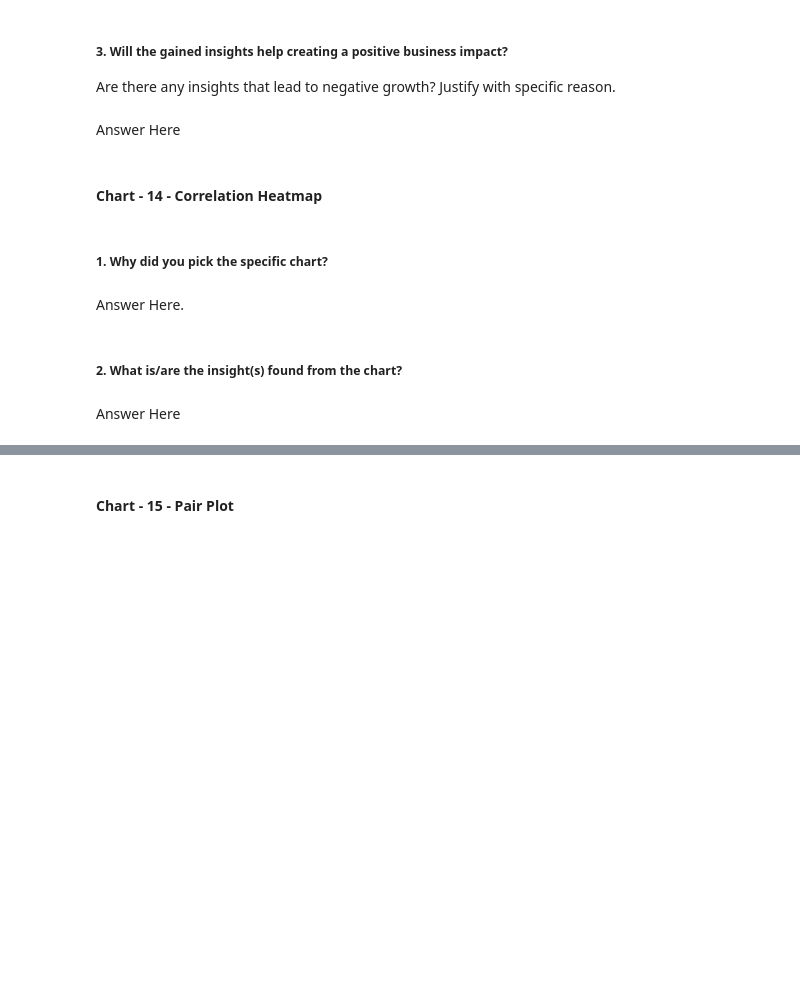
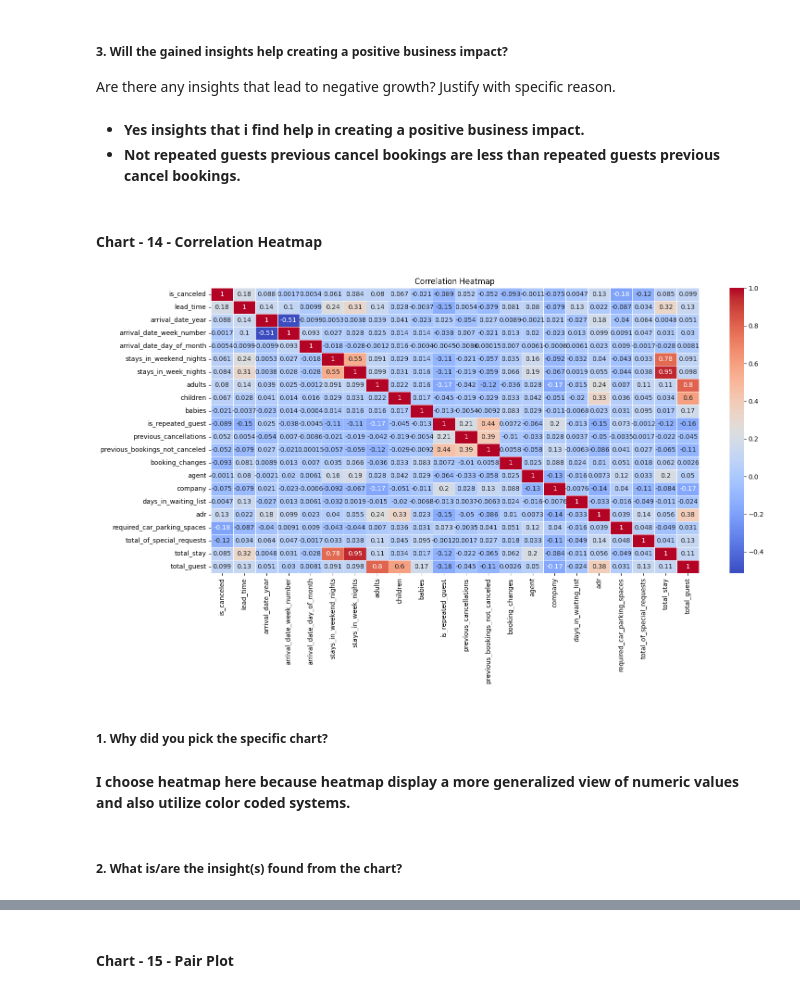
Before and after one commit to ShubhamAGWL/ShubhAG, a Jupyter notebook: Capstone_project_Hotel_Booking_Analysis.ipynb, the cells around one changed output, grey strips where cells are left out. Saved outputs shown, nothing was run; the diff lists cells and outputs as text; code cells hidden in the pictures; blank space fills up the shorter version.

```diff
--- a/Capstone_project_Hotel_Booking_Analysis.ipynb
+++ b/Capstone_project_Hotel_Booking_Analysis.ipynb
@@ -949,7 +951,8 @@ Answer Here
 # %% [markdown]
 ##### 3. Will the gained insights help creating a positive business impact?
 Are there any insights that lead to negative growth? Justify with specific reason.
-# %% [markdown]
-Answer Here
+# %% [markdown]
+* **Yes insights that i find help in creating a positive business impact.**
+* **Not repeated guests previous cancel bookings are less than repeated guests previous cancel bookings.**
 # %% [markdown]
 #### Chart - 14 - Correlation Heatmap
@@ -958,8 +959,17 @@ Answer Here
+# %%
+# Correlation Heatmap visualization code
+correlation_matrix = new_df.corr()
+
+# Create the heatmap
+plt.figure(figsize=(17,8))
+sns.heatmap(correlation_matrix, annot=True, cmap='coolwarm', linewidths=0.5)
+plt.title('Correlation Heatmap')
+plt.show()
+# %% [output]
+[figure, added]
 # %% [markdown]
 ##### 1. Why did you pick the specific chart?
-# %% [markdown]
-Answer Here.
+# %% [markdown]
+**I choose heatmap here because heatmap display a more generalized view of numeric values and also utilize color coded systems.**
 # %% [markdown]
 ##### 2. What is/are the insight(s) found from the chart?
-# %% [markdown]
-Answer Here
```
Also changed, not shown: parts of 10 cells of this notebook.
